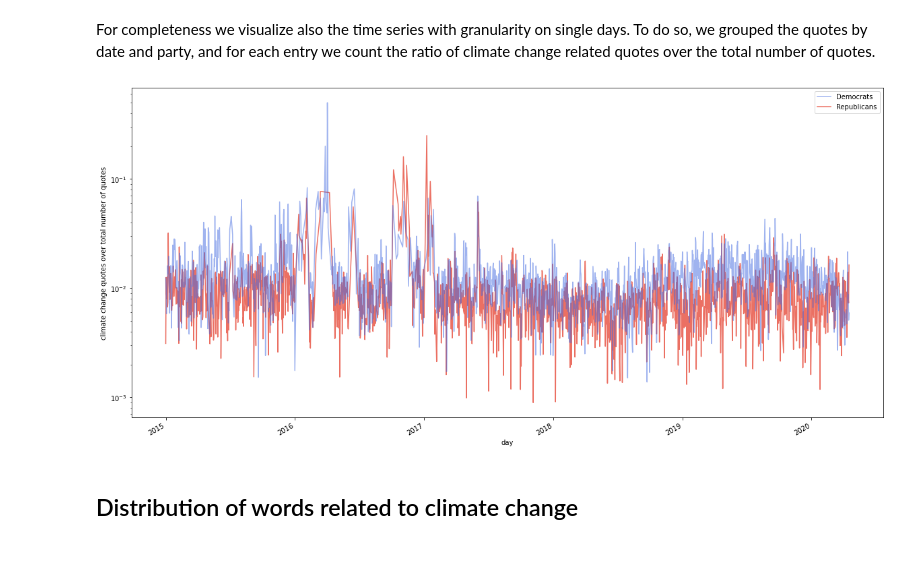
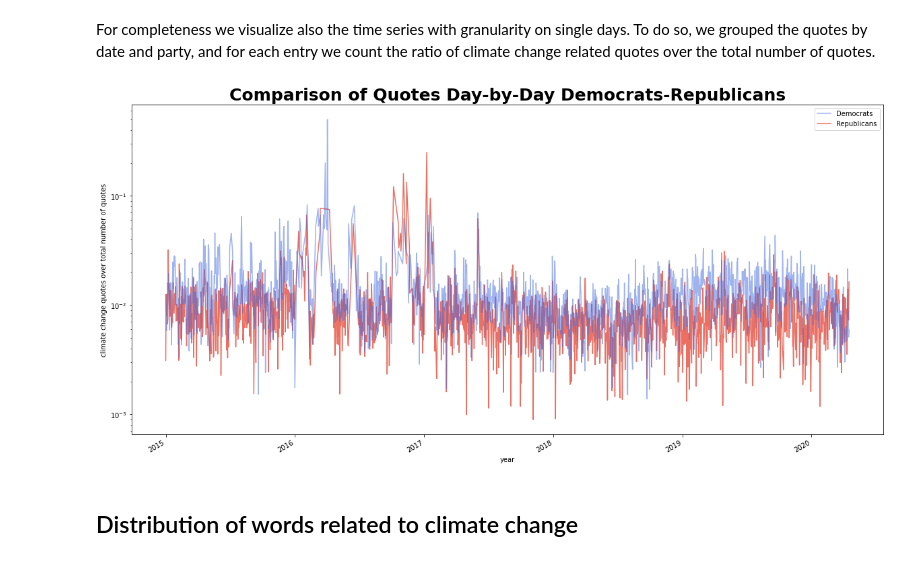
Before and after one commit to epfl-ada/ada-2021-project-the-internationadas, a Jupyter notebook: scripts/exploratory_data_analysis.ipynb, the cells around one changed output. Cells and saved outputs as stored; diff of their text form; code cells hidden in the pictures.

```diff
--- a/scripts/exploratory_data_analysis.ipynb
+++ b/scripts/exploratory_data_analysis.ipynb
@@ -460,20 +470,21 @@ df_time_series_date = df_time_series_date.set_index(['date'])
 # %%
 axes = df_time_series_date.loc[df_time_series_date['party'] == 'Republican', 'climate_change_over_total'].plot(color=rep_color, alpha=0.8, figsize=(20,10))
 axes = df_time_series_date.loc[df_time_series_date['party'] == 'Democrat', 'climate_change_over_total'].plot(color=dem_color, alpha=0.5, figsize=(20,10))
 axes.set_yscale('log')
 
+axes.set_title("Comparison of Quotes Day-by-Day Democrats-Republicans", fontsize=25, fontweight="bold")
 axes.set_ylabel('climate change quotes over total number of quotes')
-axes.set_xlabel('day')
+axes.set_xlabel('year')
 
 
 leg = axes.legend(['Democrats', 'Republicans'])
 
 leg.legendHandles[0].set_color(dem_color)
 leg.legendHandles[0].set_alpha(0.5)
 leg.legendHandles[1].set_color(rep_color)
 leg.legendHandles[1].set_alpha(0.8)
 # %% [output]
-[figure, old version]
+[figure, new version]
 # %% [markdown]
 ## Distribution of words related to climate change
 # %% [markdown]
```
Also changed, not shown: parts of 6 cells of this notebook.
